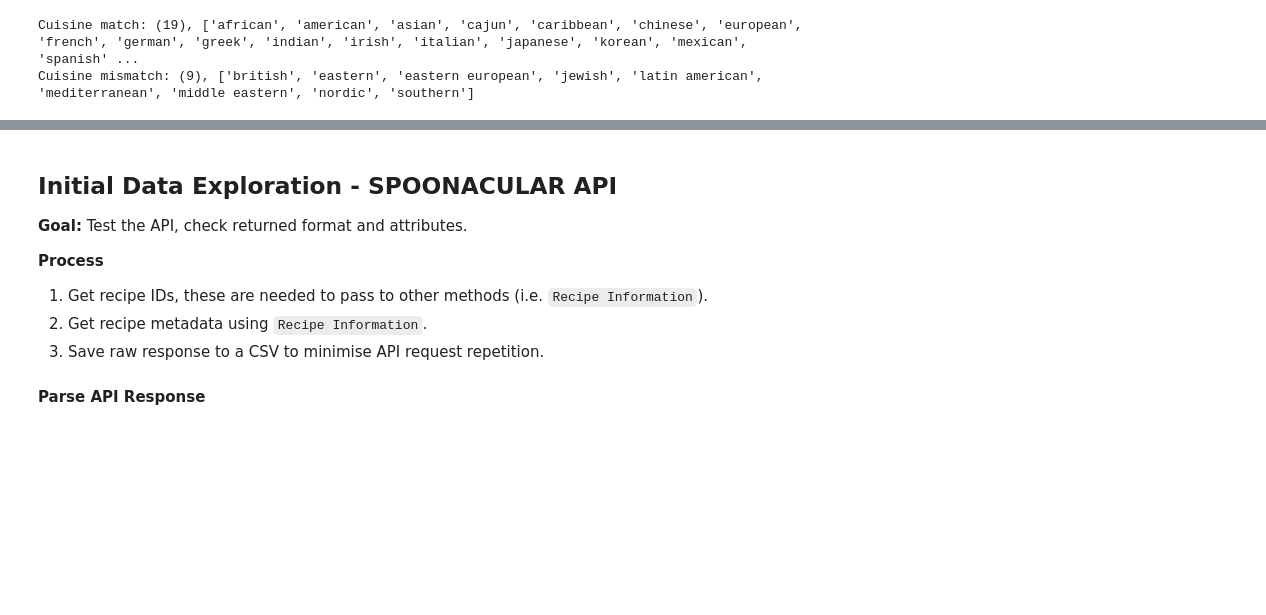
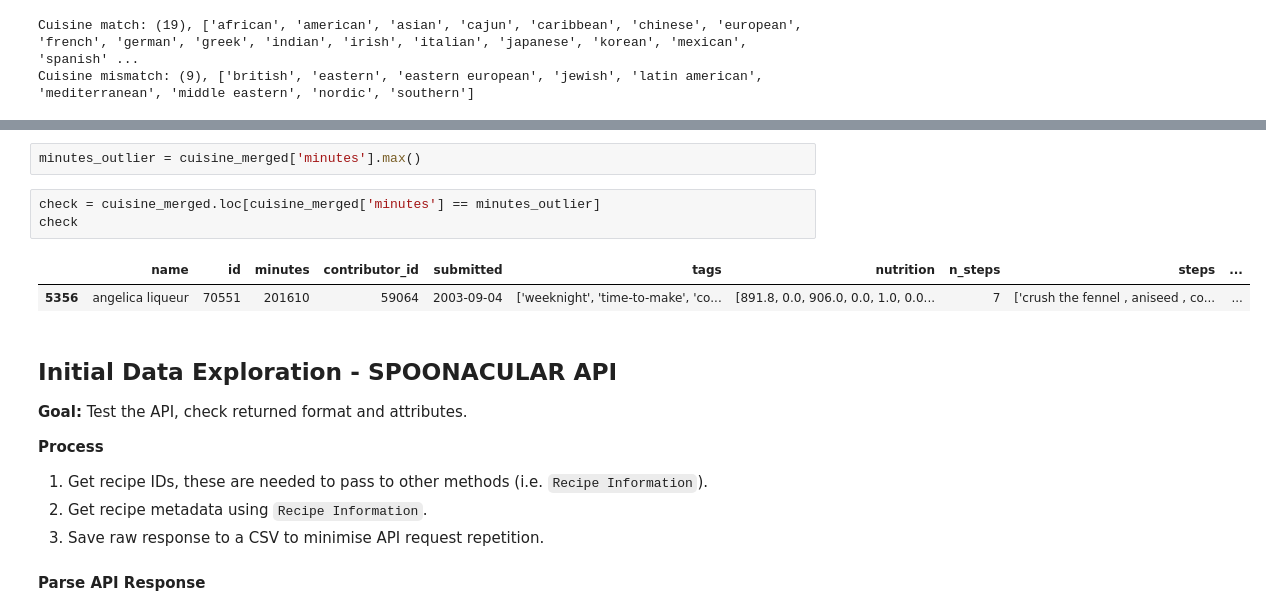
Before and after one commit to alyssahondrade/Project1, a Jupyter notebook: nutritious_recipes.ipynb, the cells around one changed output, grey strips where cells are left out. Cells and saved outputs as stored; diff of their text form; blank space fills up the shorter version.

```diff
--- a/nutritious_recipes.ipynb
+++ b/nutritious_recipes.ipynb
@@ -468,3 +491,11 @@ Total cuisines with more than one: 8327
+# %%
+minutes_outlier = cuisine_merged['minutes'].max()
+# %%
+check = cuisine_merged.loc[cuisine_merged['minutes'] == minutes_outlier]
+check
+# %% [output]
+|  | name | id | minutes | contributor_id | submitted | tags | nutrition | n_steps | steps | ... |
+| 5356 | angelica liqueur | 70551 | 201610 | 59064 | 2003-09-04 | ['weeknight', 'time-to-make', 'co... | [891.8, 0.0, 906.0, 0.0, 1.0, 0.0... | 7 | ['crush the fennel , aniseed , co... | ... |
 # %% [markdown]
 ## Initial Data Exploration - SPOONACULAR API
 __Goal:__ Test the API, check returned format and attributes.
```
Also changed, not shown: parts of 3 cells of this notebook, 1 other file.
